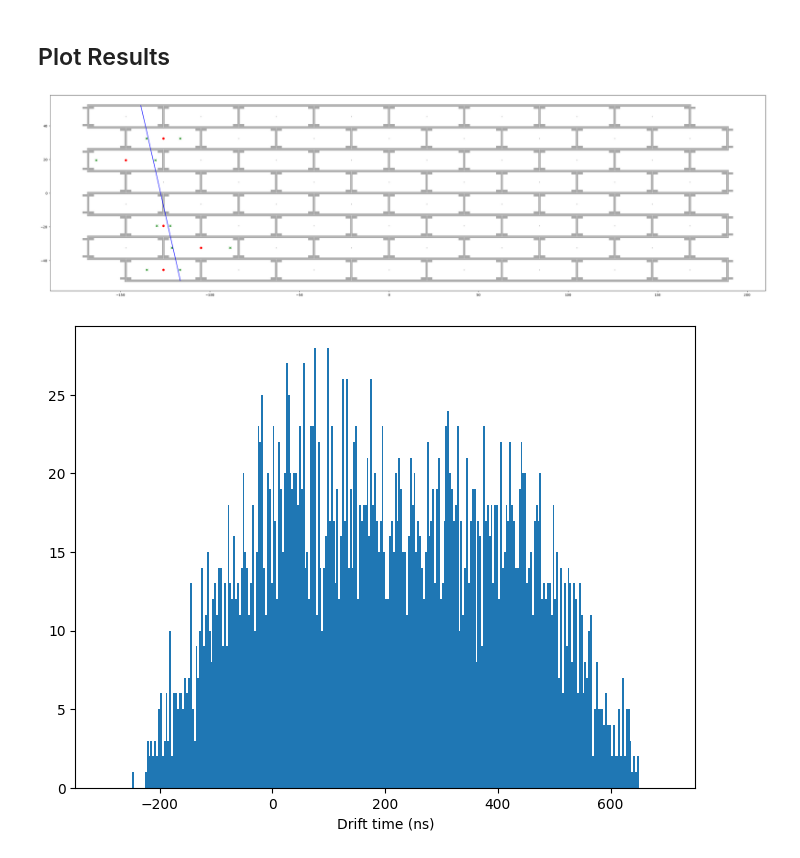
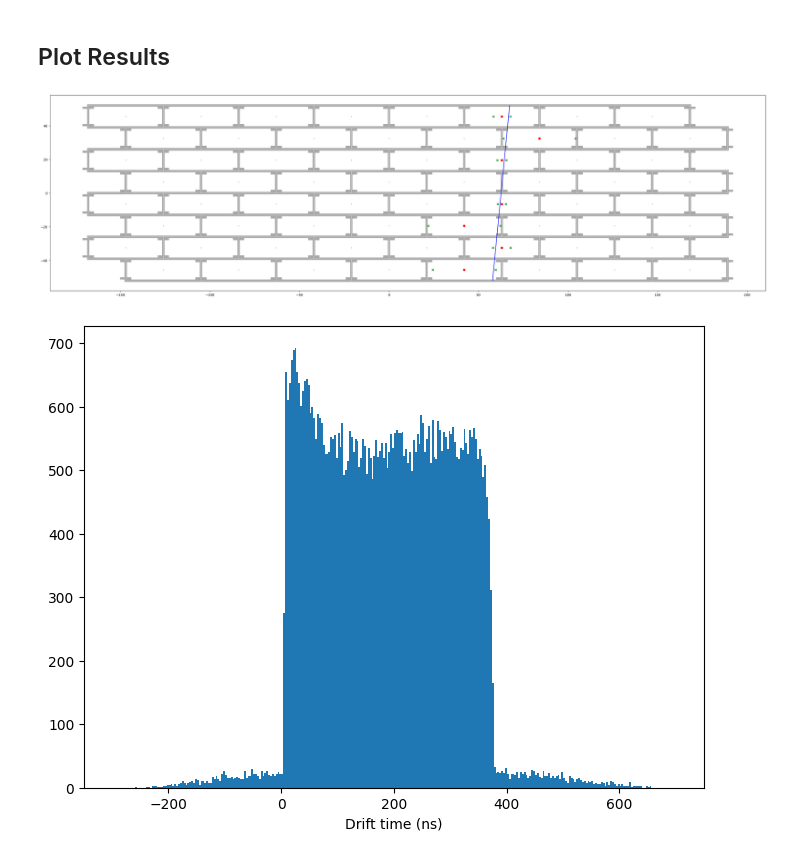
Before and after one commit to enlupi/SNN-MUC, a Jupyter notebook: Scripts/DTFastSim.ipynb, the cells around one changed output. Drawn from its saved outputs; the diff is of its cells as text; code cells hidden in the pictures.

Commit message:
FIX timebox plot test

```diff
--- a/Scripts/DTFastSim.ipynb
+++ b/Scripts/DTFastSim.ipynb
@@ -395,8 +397,8 @@ DURATION = {
     'tdc': 25./30
 }
 
-NLAYERS = 8
-NWIRES  = 8
+#NLAYERS = 4
+#NWIRES  = 4
 
 XCELL = 42. # cell width in mm
 ZCELL = 13. # cell height in mm
@@ -576,26 +578,26 @@ def plot_event(event):
     m, x0 = np.tan(muon_hits[0]['psi']), muon_hits[0]['x0']
     plot_muon(muon_hits=muon_hits, bx0=500, m=m, x0=x0)
 
-plot_event(events_arr[events_arr['n_true_hits']==5][0])
+plot_event(events_arr[events_arr['signal']==1][0])
 # %% [output]
-[figure, old version]
+[figure, new version]
 # %%
 def get_timebox(nhits=[NLAYERS-1,NLAYERS]):
     curr_events = events_arr[np.isin(events_arr['n_true_hits'], nhits)]
     idxs = np.where((curr_events['mc']['bx']!=0))
     a = (curr_events['mc']['bx']+curr_events['mc']['tdc']/30)
     b = curr_events['t0']
 
     return (a-b[:,np.newaxis,np.newaxis])[idxs]*25
 
 plt.figure(figsize=(8,6))
 plt.hist(
-    get_timebox([0,1,2,3,4]),
+    get_timebox([h for h in range(NLAYERS+1)]),
     bins=300, range=(-299.5,700.5),
     label = 'test'
 )
 #plt.legend()
 plt.xlabel('Drift time (ns)')
 plt.show()
 # %% [output]
-[figure, old version]
+[figure, new version]
```
Also changed, not shown: parts of 2 cells of this notebook.
